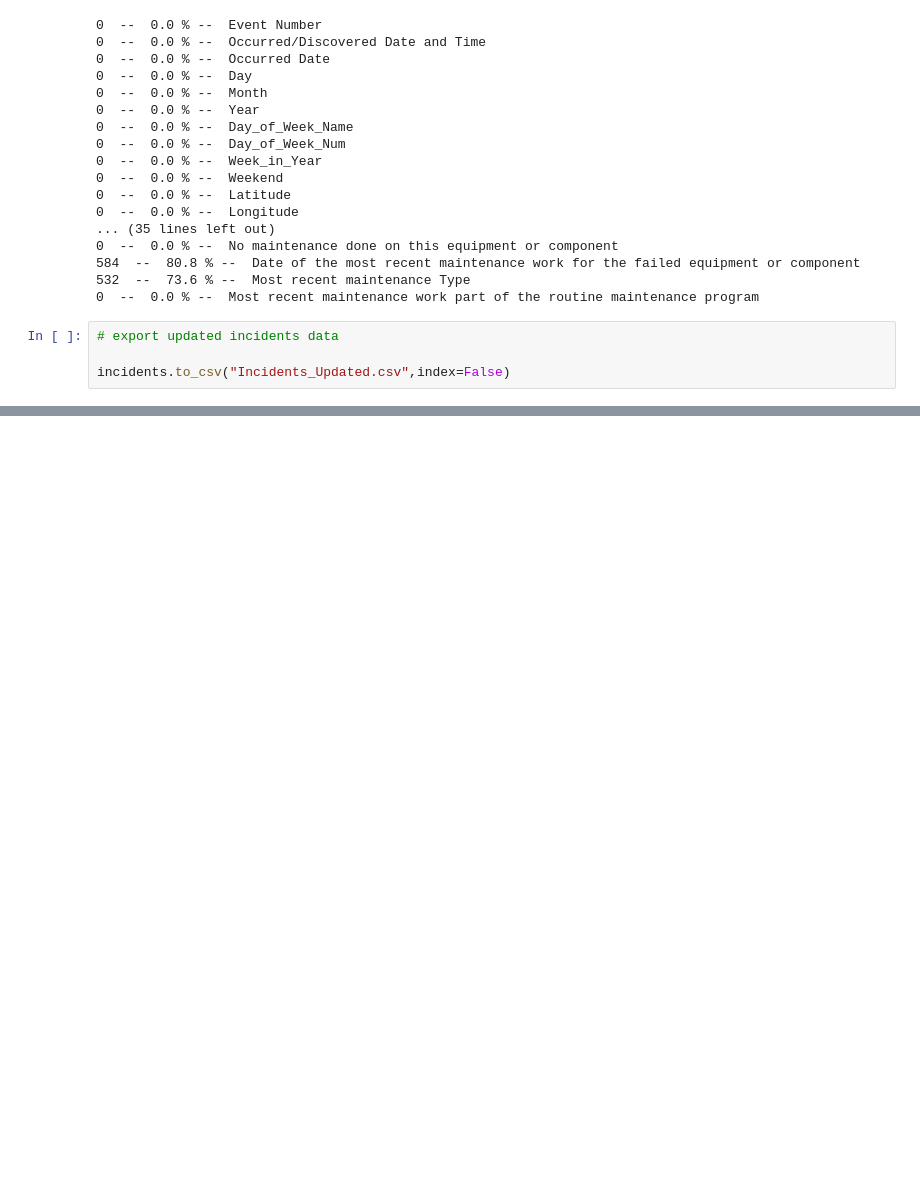
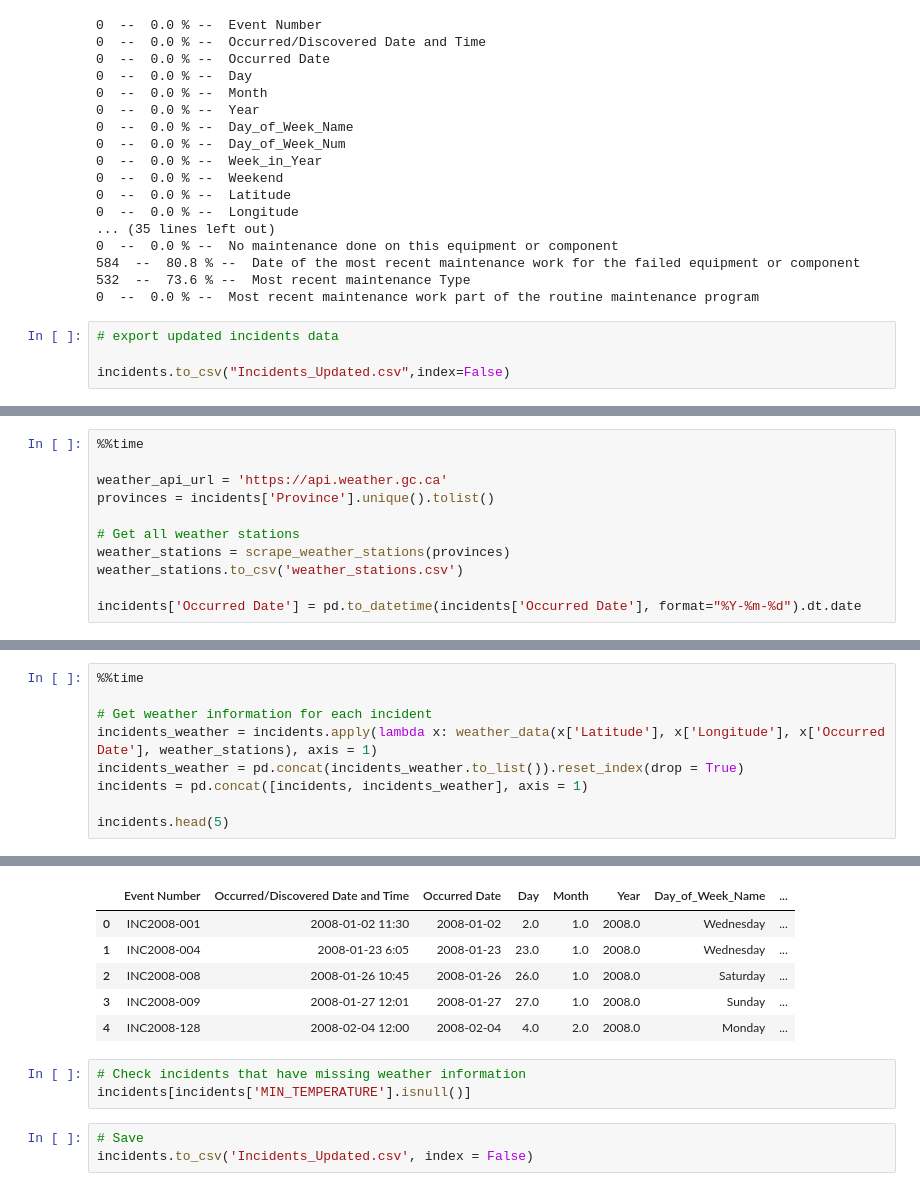
Before and after one commit to cbrad077/SSC_Case1, a Jupyter notebook: Data/SSC_initial_data_staging.ipynb, the cells around one changed output, grey strips where cells are left out. Cells and saved outputs as stored; diff of their text form; blank space fills up the shorter version.

```diff
--- a/Data/SSC_initial_data_staging.ipynb
+++ b/Data/SSC_initial_data_staging.ipynb
@@ -245,0 +310,11 @@ incidents.to_csv("Incidents_Updated.csv",index=False)
+# %%
+%%time
+
+weather_api_url = 'https://api.weather.gc.ca'
+provinces = incidents['Province'].unique().tolist()
+
+# Get all weather stations
+weather_stations = scrape_weather_stations(provinces)
+weather_stations.to_csv('weather_stations.csv')
+
+incidents['Occurred Date'] = pd.to_datetime(incidents['Occurred Date'], format="%Y-%m-%d").dt.date
@@ -245,0 +323,10 @@ incidents.to_csv("Incidents_Updated.csv",index=False)
+# %%
+%%time
+
+# Get weather information for each incident
+incidents_weather = incidents.apply(lambda x: weather_data(x['Latitude'], x['Longitude'], x['Occurred Date'], weather_stations), axis = 1)
+incidents_weather = pd.concat(incidents_weather.to_list()).reset_index(drop = True)
+incidents = pd.concat([incidents, incidents_weather], axis = 1)
+
+incidents.head(5)
+# %% [output]
@@ -245,0 +334,12 @@ incidents.to_csv("Incidents_Updated.csv",index=False)
+|  | Event Number | Occurred/Discovered Date and Time | Occurred Date | Day | Month | Year | Day_of_Week_Name | ... |
+| 0 | INC2008-001 | 2008-01-02 11:30 | 2008-01-02 | 2.0 | 1.0 | 2008.0 | Wednesday | ... |
+| 1 | INC2008-004 | 2008-01-23 6:05 | 2008-01-23 | 23.0 | 1.0 | 2008.0 | Wednesday | ... |
+| 2 | INC2008-008 | 2008-01-26 10:45 | 2008-01-26 | 26.0 | 1.0 | 2008.0 | Saturday | ... |
+| 3 | INC2008-009 | 2008-01-27 12:01 | 2008-01-27 | 27.0 | 1.0 | 2008.0 | Sunday | ... |
+| 4 | INC2008-128 | 2008-02-04 12:00 | 2008-02-04 | 4.0 | 2.0 | 2008.0 | Monday | ... |
+# %%
+# Check incidents that have missing weather information
+incidents[incidents['MIN_TEMPERATURE'].isnull()]
+# %%
+# Save
+incidents.to_csv('Incidents_Updated.csv', index = False)
```
Also changed, not shown: parts of 10 cells of this notebook, 5 other files.
